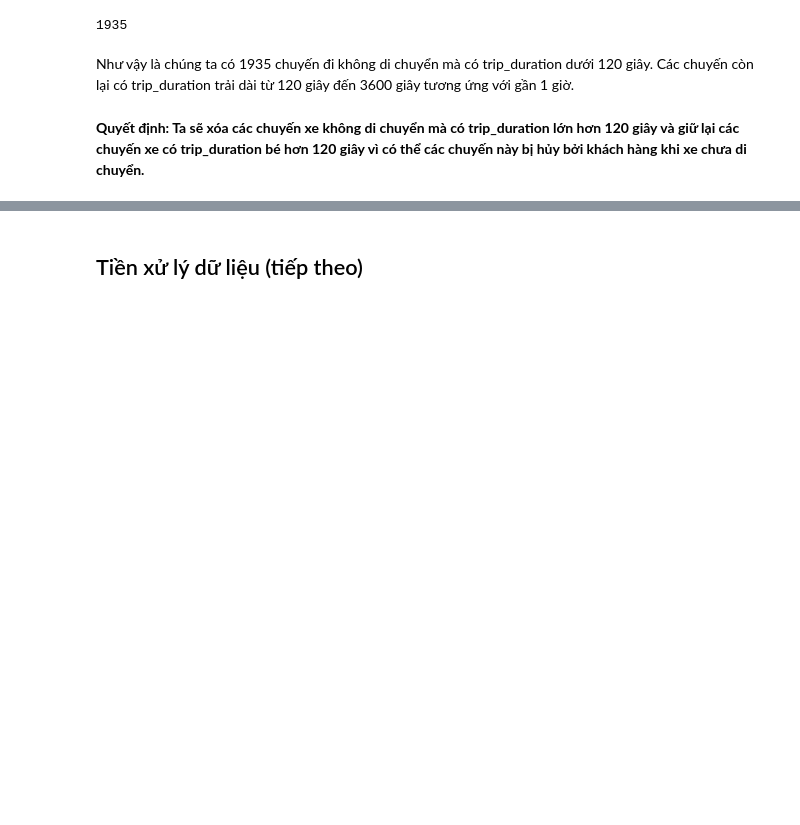
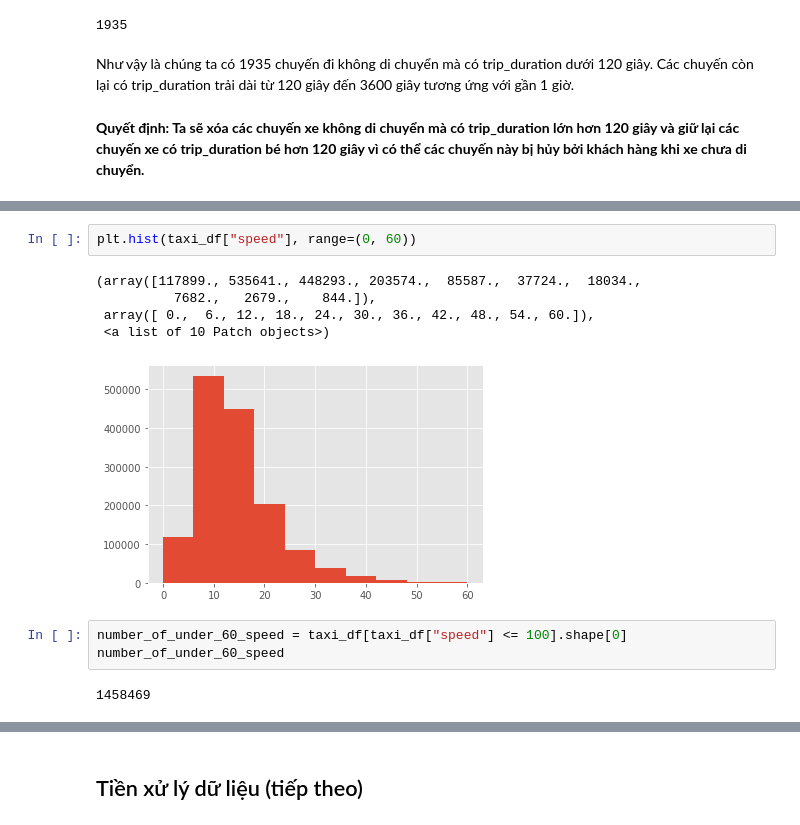
Before and after one commit to trunghq0205/Python4DS, a Jupyter notebook: final_project_report.ipynb, the cells around one changed output, grey strips where cells are left out. Cells and saved outputs as stored; diff of their text form; blank space fills up the shorter version.

```diff
--- a/final_project_report.ipynb
+++ b/final_project_report.ipynb
@@ -470,0 +483,13 @@ Như vậy là chúng ta có 1935 chuyến đi không di chuyển mà có trip_d
+# %%
+plt.hist(taxi_df["speed"], range=(0, 60))
+# %% [output]
+(array([117899., 535641., 448293., 203574.,  85587.,  37724.,  18034.,
+          7682.,   2679.,    844.]),
+ array([ 0.,  6., 12., 18., 24., 30., 36., 42., 48., 54., 60.]),
+ <a list of 10 Patch objects>)
+[figure, added]
+# %%
+number_of_under_60_speed = taxi_df[taxi_df["speed"] <= 100].shape[0]
+number_of_under_60_speed
+# %% [output]
+1458469
```
Also changed, not shown: parts of 88 cells of this notebook.
